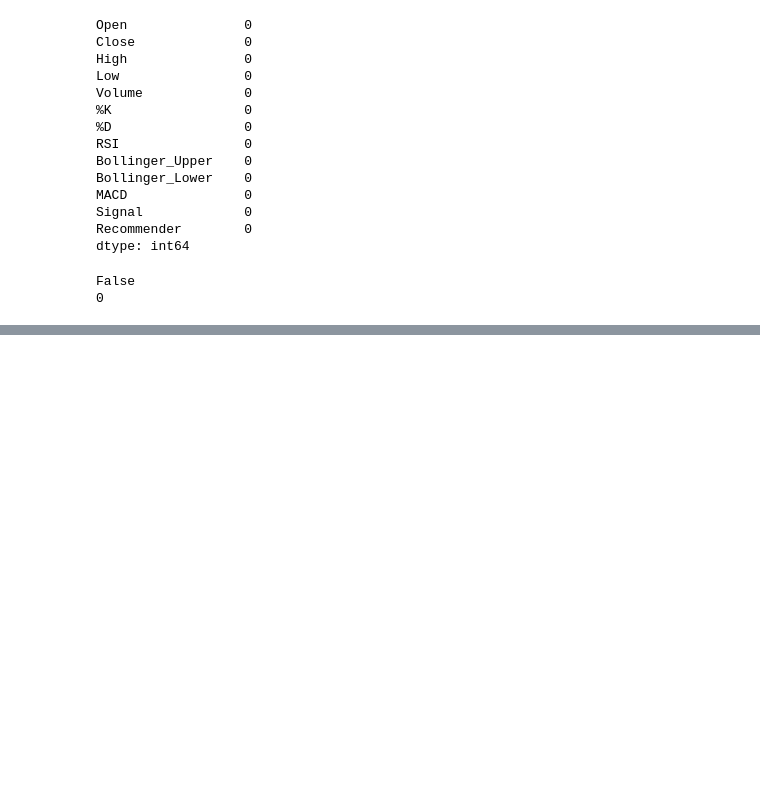
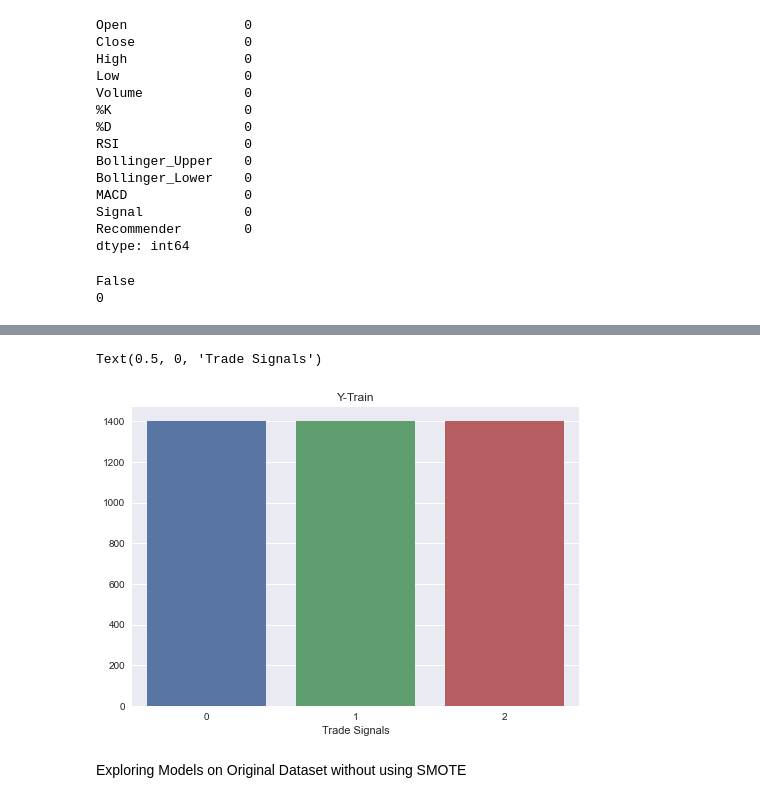
Before and after one commit to shrestha-rahul/Dissertation-Project, a Jupyter notebook: Machine Learning/Classification_Models.ipynb, the cells around one changed output, grey strips where cells are left out. Drawn from its saved outputs; the diff is of its cells as text; code cells hidden in the pictures; blank space fills up the shorter version.

```diff
--- a/Machine Learning/Classification_Models.ipynb
+++ b/Machine Learning/Classification_Models.ipynb
@@ -1068,0 +571,18 @@ Test  Data F1 Score:  0.7985195717631314
+# %%
+#Handling Imbalance data using SMOTE
+from imblearn import under_sampling, over_sampling
+from imblearn.over_sampling import SMOTE
+
+
+oversample = SMOTE()
+Xsmote, ysmote = oversample.fit_resample(X_train, y_train)
+
+
+fig = sns.barplot(x=['0', '1', '2'],  y =[sum(ysmote['Recommender'] == 0), sum(ysmote['Recommender'] == 1), sum(ysmote['Recommender'] == 2)])
+fig.set_title("Y-Train")
+fig.set_xlabel('Trade Signals')
+# %% [output]
+Text(0.5, 0, 'Trade Signals')
+[figure, added]
+# %% [markdown]
+Exploring Models on Original Dataset without using SMOTE
```
Also changed, not shown: parts of 79 cells of this notebook, 9 other files.
